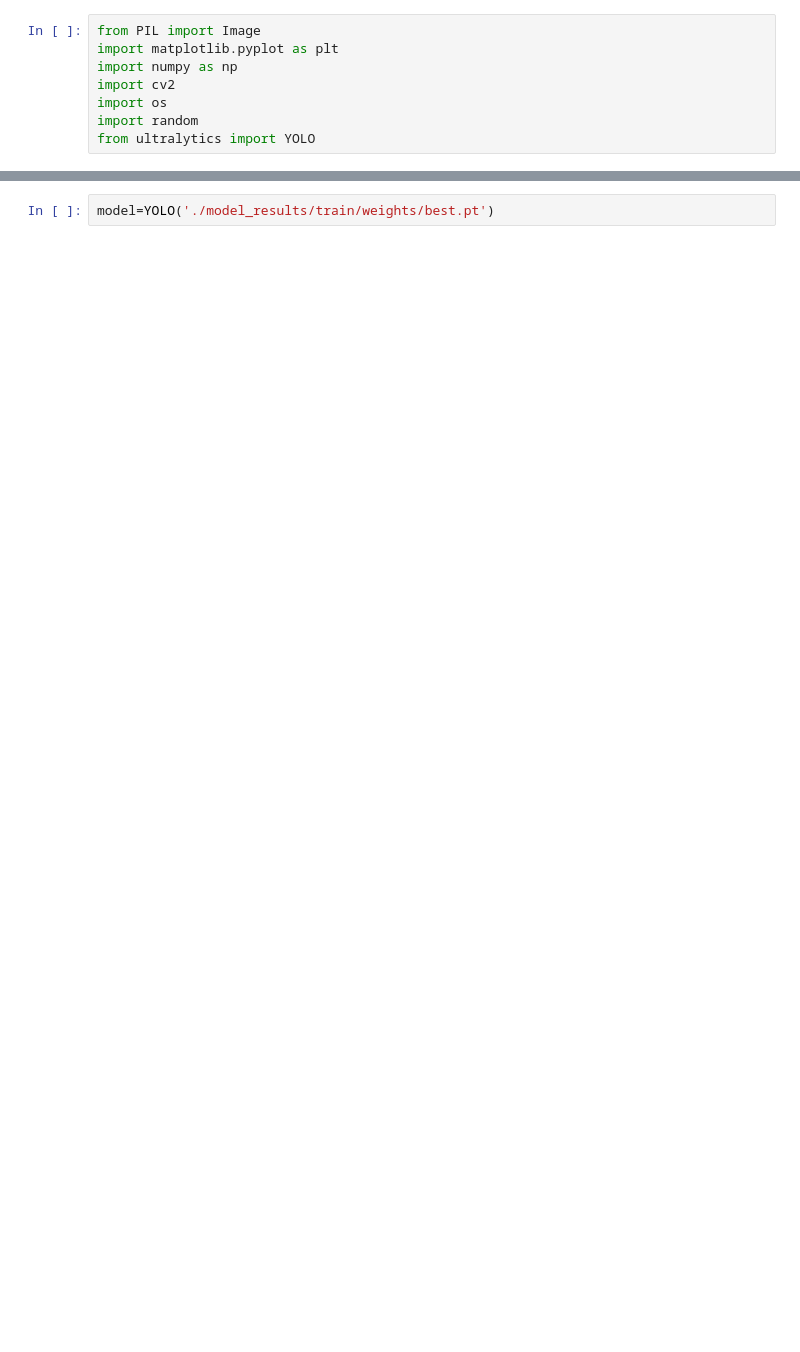
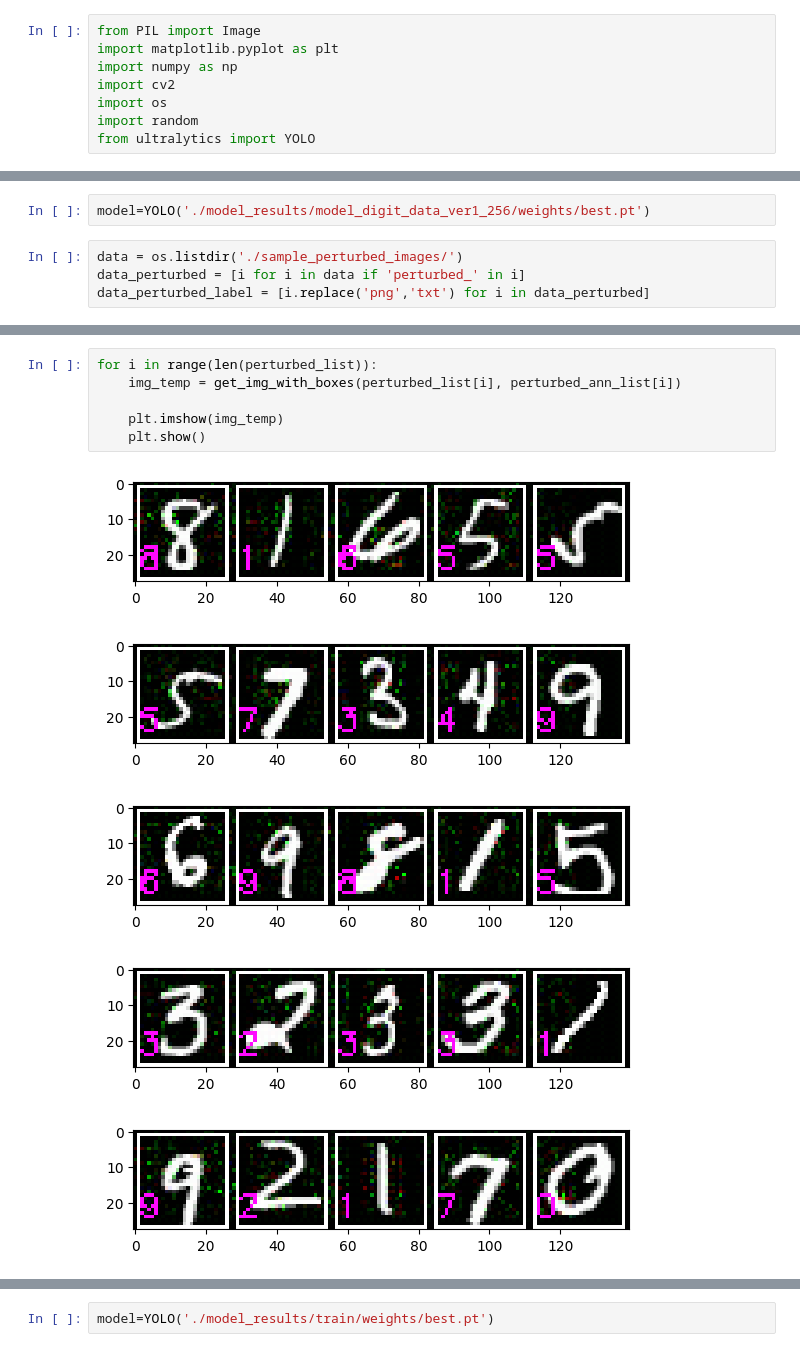
Before and after one commit to d-guo/e6998-5_final_project, a Jupyter notebook: run_yolo_inference.ipynb, the cells around one changed output, grey strips where cells are left out. Drawn from its saved outputs; the diff is of its cells as text; blank space fills up the shorter version.

```diff
--- a/run_yolo_inference.ipynb
+++ b/run_yolo_inference.ipynb
@@ -8,0 +51,6 @@ from ultralytics import YOLO
+# %%
+model=YOLO('./model_results/model_digit_data_ver1_256/weights/best.pt')
+# %%
+data = os.listdir('./sample_perturbed_images/')
+data_perturbed = [i for i in data if 'perturbed_' in i]
+data_perturbed_label = [i.replace('png','txt') for i in data_perturbed]
@@ -8,0 +136,12 @@ from ultralytics import YOLO
+# %%
+for i in range(len(perturbed_list)):
+    img_temp = get_img_with_boxes(perturbed_list[i], perturbed_ann_list[i])
+
+    plt.imshow(img_temp)
+    plt.show()
+# %% [output]
+[figure, added]
+[figure, added]
+[figure, added]
+[figure, added]
+[figure, added]
```
Also changed, not shown: parts of 23 cells of this notebook.
